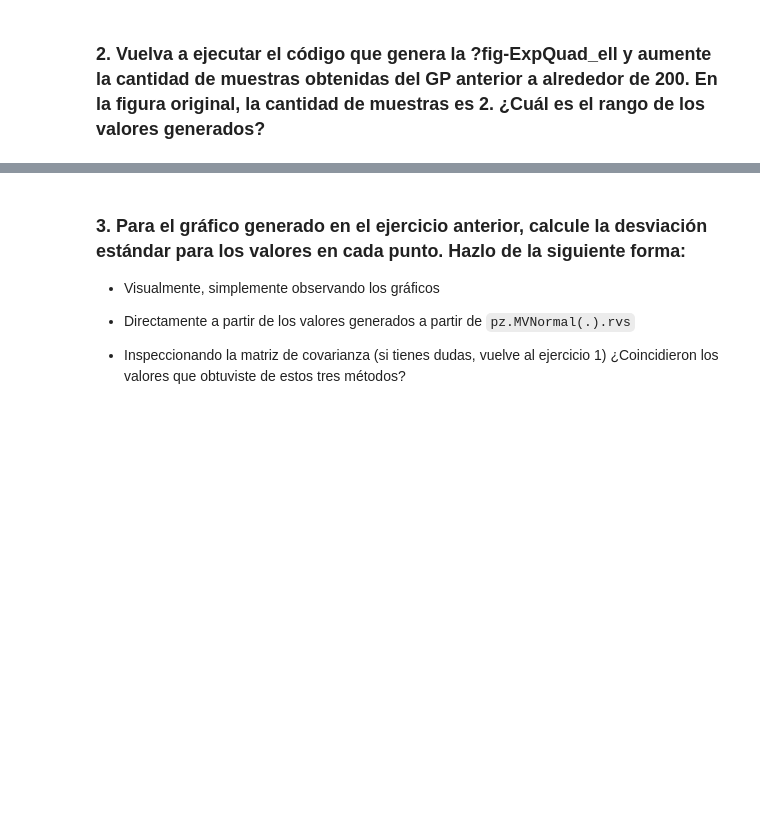
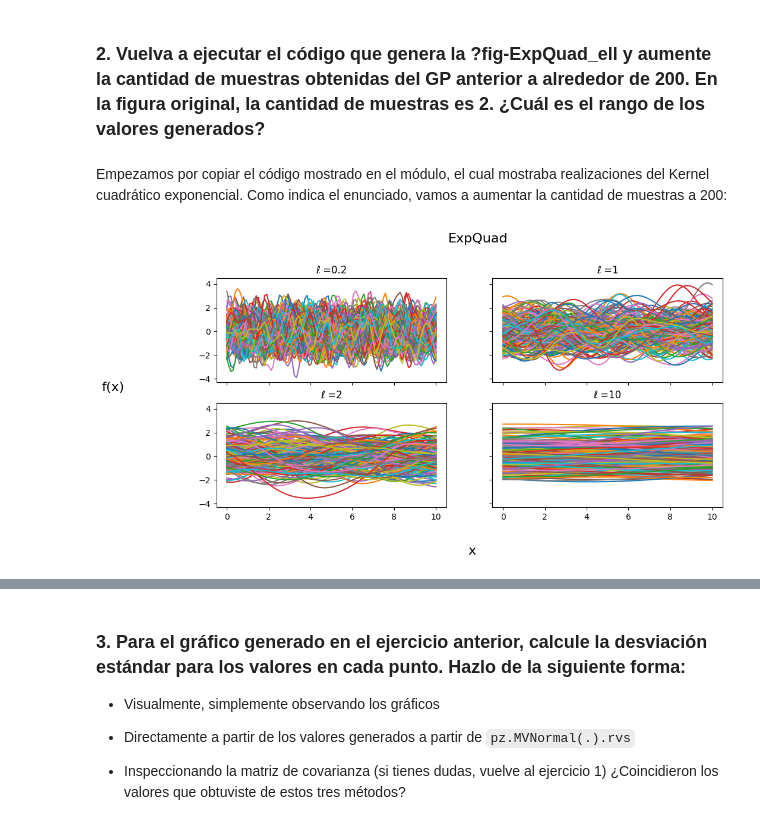
Before and after one commit to Gerardo1909/EEI2_ejercicios, a Jupyter notebook: ejercicios/modulo7.ipynb, the cells around one changed output, grey strips where cells are left out. Drawn from its saved outputs; the diff is of its cells as text; code cells hidden in the pictures; blank space fills up the shorter version.

```diff
--- a/ejercicios/modulo7.ipynb
+++ b/ejercicios/modulo7.ipynb
@@ -17,2 +58,21 @@ warnings.simplefilter(action='ignore', category=FutureWarning)
 # %% [markdown]
 ### 2. Vuelva a ejecutar el código que genera la ?fig-ExpQuad_ell y aumente la cantidad de muestras obtenidas del GP anterior a alrededor de 200. En la figura original, la cantidad de muestras es 2. ¿Cuál es el rango de los valores generados?
+# %% [markdown]
+Empezamos por copiar el código mostrado en el módulo, el cual mostraba realizaciones del Kernel cuadrático exponencial. Como indica el enunciado, vamos a aumentar la cantidad de muestras a 200:
+# %%
+np.random.seed(24)
+test_points = np.linspace(0, 10, 100)[:,None]
+fig, ax = plt.subplots(2, 2, figsize=(11, 5), sharex=True, sharey=True)
+ax = np.ravel(ax)
+
+for idx, ℓ in enumerate((0.2, 1, 2, 10)):
+    cov = pm.gp.cov.ExpQuad(input_dim=1, ls=ℓ)
+    ax[idx].plot(test_points, pz.MvNormal(mu=np.zeros_like(test_points)[:,0],
+                                          cov=cov(test_points).eval()).rvs(200).T)
+    ax[idx].set_title(f'ℓ ={ℓ}')
+fig.text(0.48, 1, 'ExpQuad', fontsize=16)
+fig.text(0.51, -0.05, 'x', fontsize=16)
+fig.text(-0.05, 0.5, 'f(x)', fontsize=16)
+plt.show()
+# %% [output]
+[figure, added]
```
Also changed, not shown: parts of 48 cells of this notebook.
